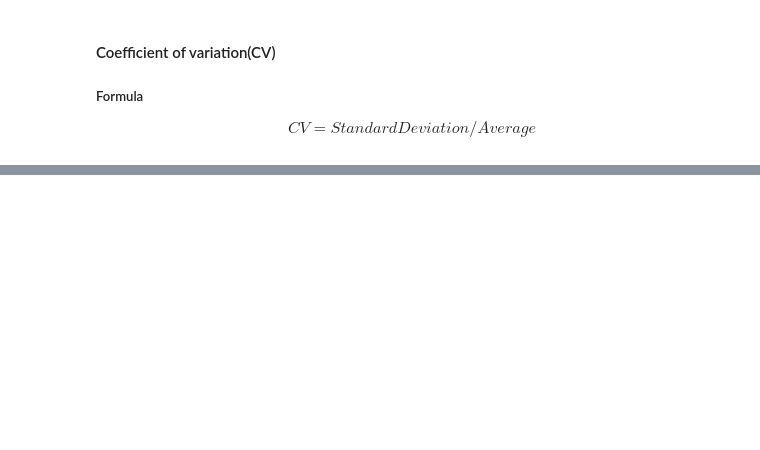
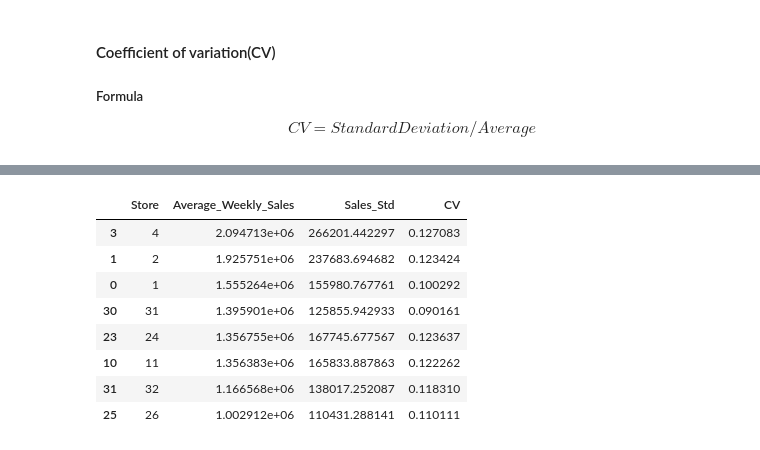
Before and after one commit to rangadaschakravarthy/Walmart-Sales-Analysis, a Jupyter notebook: notebooks/02_eda.ipynb, the cells around one changed output, grey strips where cells are left out. Cells and saved outputs as stored; diff of their text form; code cells hidden in the pictures; blank space fills up the shorter version.

```diff
--- a/notebooks/02_eda.ipynb
+++ b/notebooks/02_eda.ipynb
@@ -1013,0 +1334,3 @@ volatile_stores
+# %%
+sales_median = store_analysis["Average_Weekly_Sales"].median()
+cv_median = store_analysis["CV"].median()
@@ -1013,0 +1345,27 @@ volatile_stores
+# %%
+high_performing_stable = store_analysis[
+    (store_analysis["Average_Weekly_Sales"] > sales_median) &
+    (store_analysis["CV"] < cv_median)
+]
+# %%
+high_performing_stable[
+    [
+        "Store",
+        "Average_Weekly_Sales",
+        "Sales_Std",
+        "CV"
+    ]
+].sort_values(
+    "Average_Weekly_Sales",
+    ascending=False
+)
+# %% [output]
+|  | Store | Average_Weekly_Sales | Sales_Std | CV |
+| 3 | 4 | 2.094713e+06 | 266201.442297 | 0.127083 |
+| 1 | 2 | 1.925751e+06 | 237683.694682 | 0.123424 |
+| 0 | 1 | 1.555264e+06 | 155980.767761 | 0.100292 |
+| 30 | 31 | 1.395901e+06 | 125855.942933 | 0.090161 |
+| 23 | 24 | 1.356755e+06 | 167745.677567 | 0.123637 |
+| 10 | 11 | 1.356383e+06 | 165833.887863 | 0.122262 |
+| 31 | 32 | 1.166568e+06 | 138017.252087 | 0.118310 |
+| 25 | 26 | 1.002912e+06 | 110431.288141 | 0.110111 |
```
Also changed, not shown: parts of 33 cells of this notebook, 3 other files.
